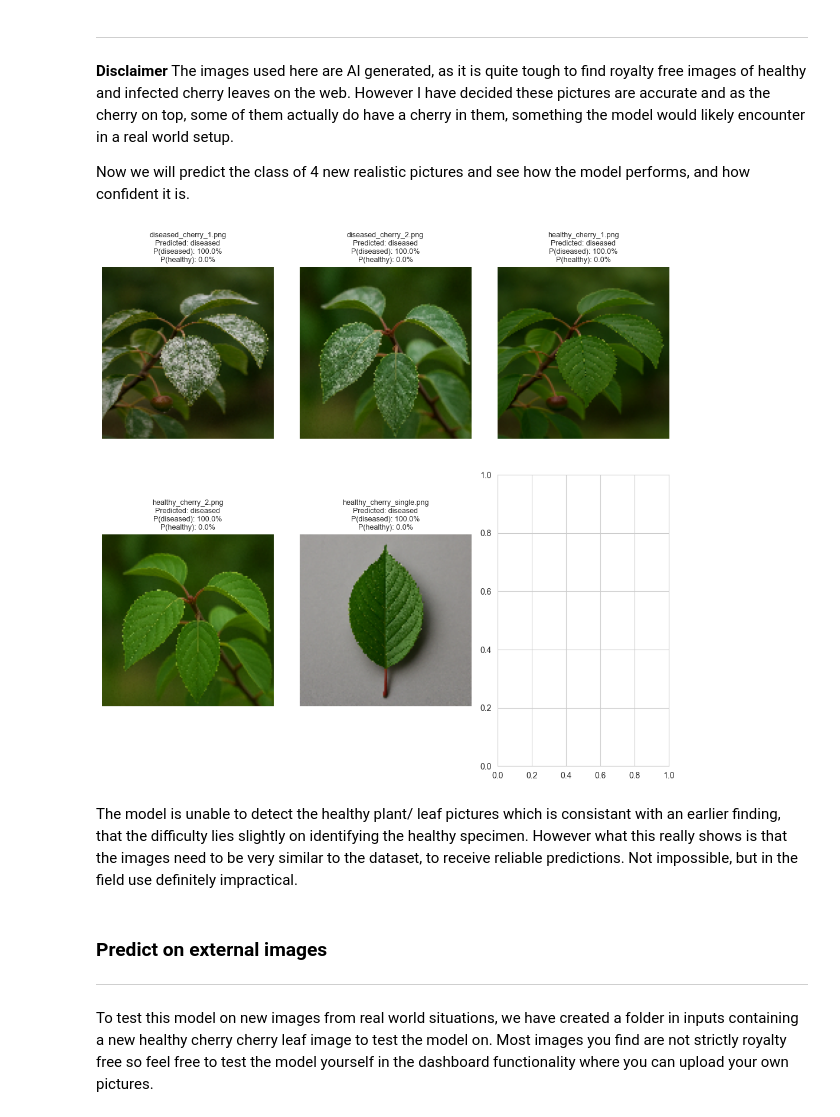
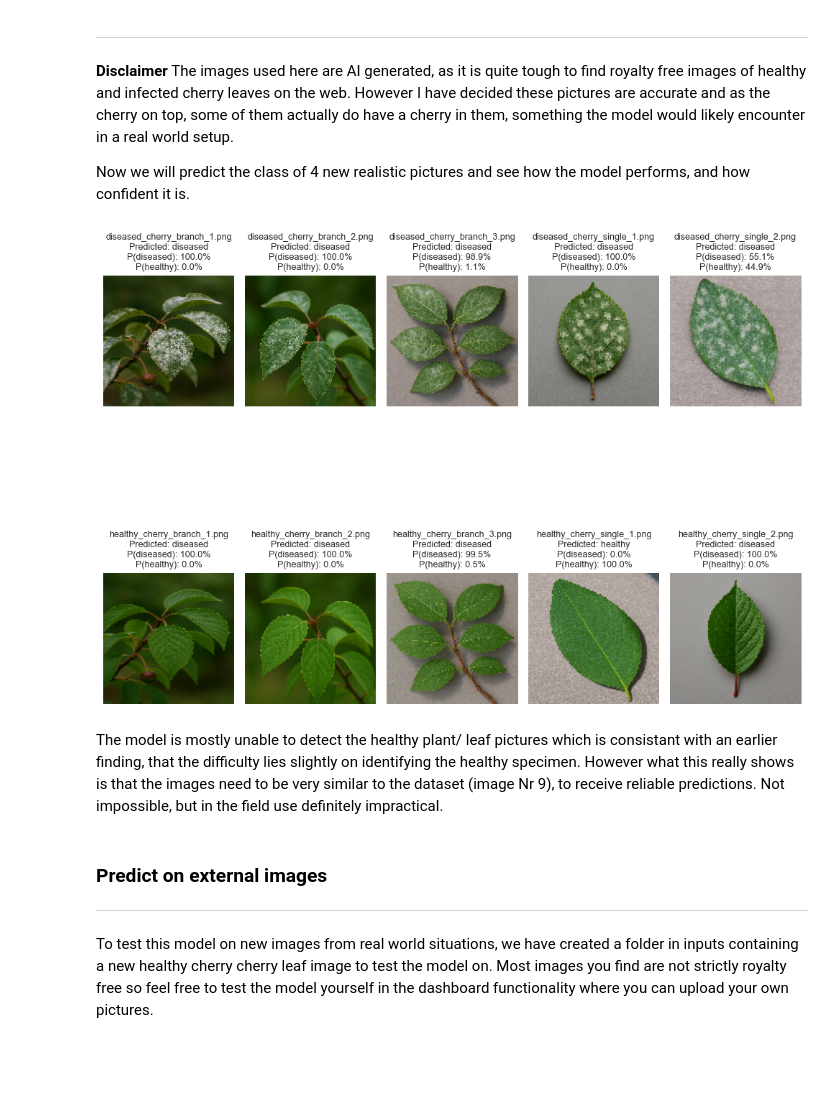
Before and after one commit to N4v1ds0n/PP5-predictive_analysis, a Jupyter notebook: jupyter_notebooks/03_modelling_and_evaluation.ipynb, the cells around one changed output. Drawn from its saved outputs; the diff is of its cells as text; code cells hidden in the pictures; blank space fills up the shorter version.

Commit message:
Finish test_images folder, adjusted notebook 3 and fixed bugs in readme

```diff
--- a/jupyter_notebooks/03_modelling_and_evaluation.ipynb
+++ b/jupyter_notebooks/03_modelling_and_evaluation.ipynb
@@ -964,40 +964,40 @@ image_paths = [os.path.join(test_folder, fname) for fname in os.listdir(test_fol
                if fname.lower().endswith(('png', 'jpg', 'jpeg'))]
 
 # Pick 6 images
-image_paths = image_paths[:5]  # You can randomize with random.sample
+image_paths = image_paths[:10]  # You can randomize with random.sample
 
 # Initialize figure
-fig, axes = plt.subplots(2, 3, figsize=(10, 10))
+fig, axes = plt.subplots(2, 5, figsize=(10, 10))
 axes = axes.flatten()
 
 # Loop through images
 for i, img_path in enumerate(image_paths):
     pil_img = load_img(img_path, target_size=img_shape, color_mode='rgb')
     img_array = img_to_array(pil_img)
     img_array = np.expand_dims(img_array, axis=0) / 255.0
 
     pred_probs = model.predict(img_array, verbose=0)[0]
     pred_class_idx = np.argmax(pred_probs)
     pred_class = class_map[pred_class_idx]
     pred_confidence = pred_probs[pred_class_idx]
 
     # Format probabilities for display
     prob_text = '\n'.join([
         f"P({class_map[i]}): {prob * 100:.1f}%"
         for i, prob in enumerate(pred_probs)
     ])
 
     # Plot
     axes[i].imshow(pil_img)
     axes[i].axis('off')
     axes[i].set_title(f"{os.path.basename(img_path)}\nPredicted: {pred_class}\n{prob_text}", fontsize=9)
 
 plt.tight_layout()
 plt.show()
 # %% [output]
-[figure, old version]
+[figure, new version]
 # %% [markdown]
-The model is unable to detect the healthy plant/ leaf pictures which is consistant with an earlier finding, that the difficulty lies slightly on identifying the healthy specimen. However what this really shows is that the images need to be very similar to the dataset, to receive reliable predictions. Not impossible, but in the field use definitely impractical.
+The model is mostly unable to detect the healthy plant/ leaf pictures which is consistant with an earlier finding, that the difficulty lies slightly on identifying the healthy specimen. However what this really shows is that the images need to be very similar to the dataset (image Nr 9), to receive reliable predictions. Not impossible, but in the field use definitely impractical.
 # %% [markdown]
 ### Predict on external images
 ---
```
Also changed, not shown: 11 other files.
